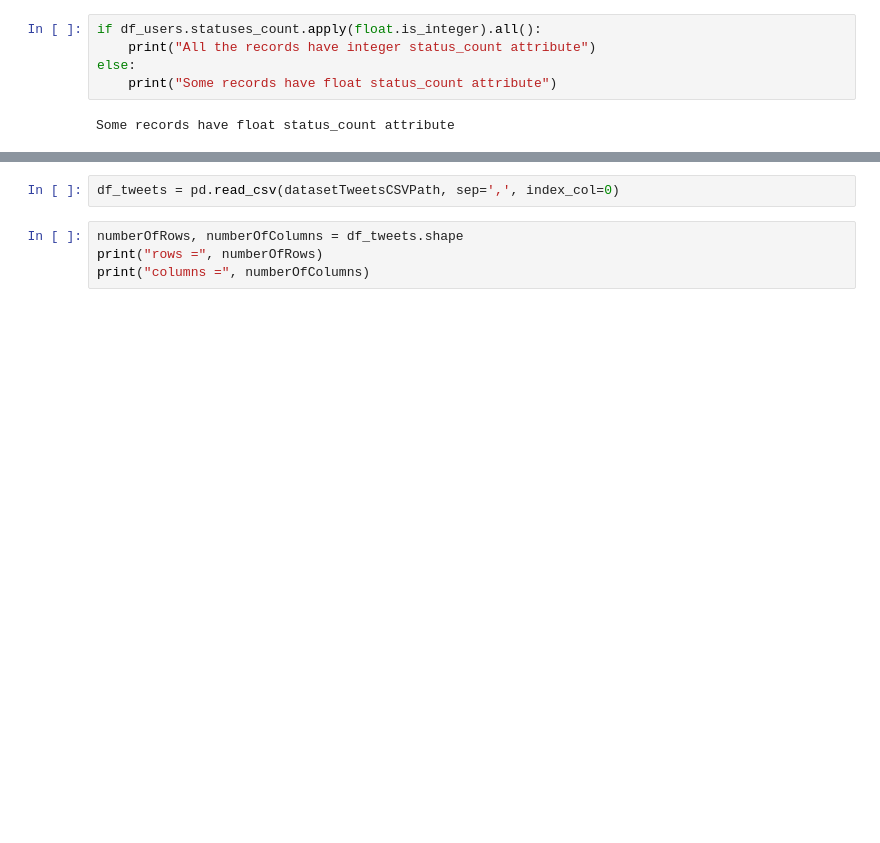
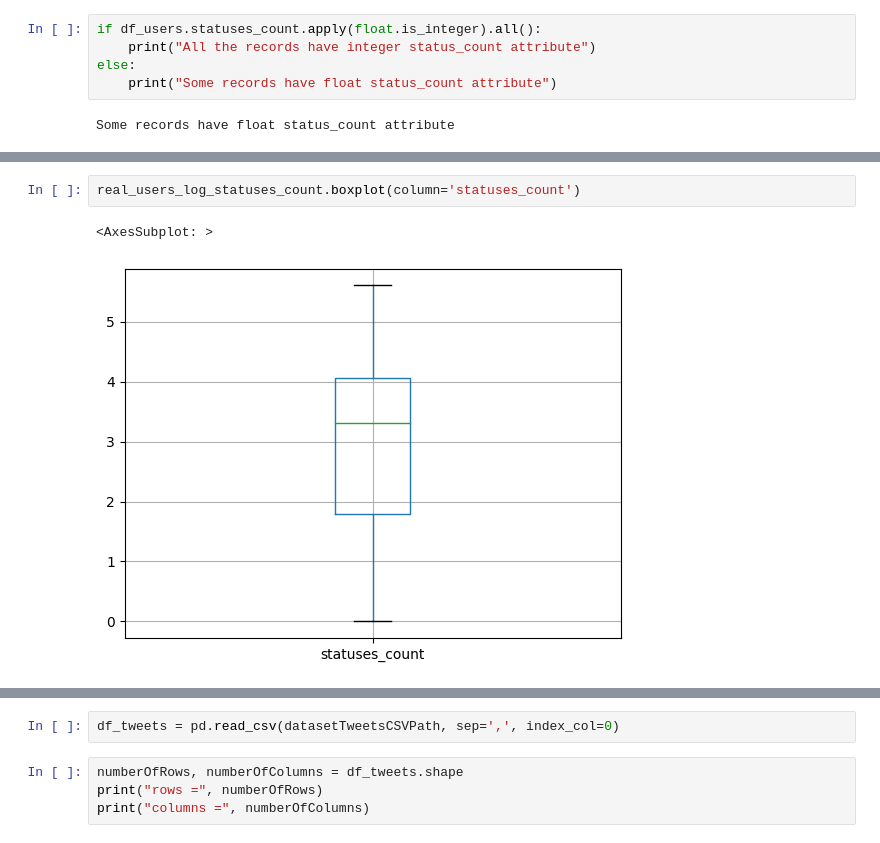
Before and after one commit to domferr/Data-Mining, a Jupyter notebook: Data Understanding.ipynb, the cells around one changed output, grey strips where cells are left out. Cells and saved outputs as stored; diff of their text form; blank space fills up the shorter version.

```diff
--- a/Data Understanding.ipynb
+++ b/Data Understanding.ipynb
@@ -324,0 +347,5 @@ plt.show()
+# %%
+real_users_log_statuses_count.boxplot(column='statuses_count')
+# %% [output]
+<AxesSubplot: >
+[figure, added]
```
Also changed, not shown: parts of 21 cells of this notebook.
